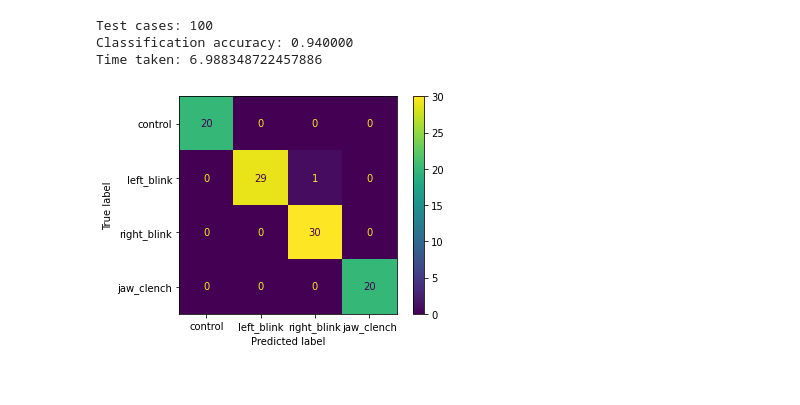
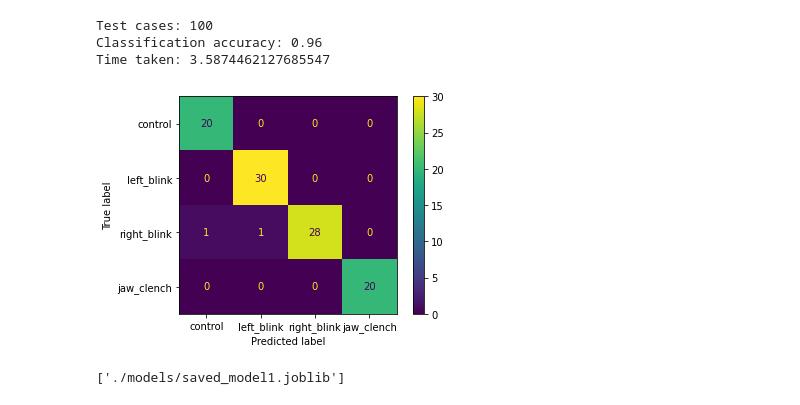
Before and after one commit to 1liale/NatHacks_Race_Simulator, a Jupyter notebook: src/ClassificationModel.ipynb, the cells around one changed output. Drawn from its saved outputs; the diff is of its cells as text; code cells hidden in the pictures.

```diff
--- a/src/ClassificationModel.ipynb
+++ b/src/ClassificationModel.ipynb
@@ -1,20 +1,10 @@
 # %%
-import numpy as np
-import pandas as pd
-
-from matplotlib import pyplot as plt
-
-from sklearn import preprocessing
-from sklearn.pipeline import make_pipeline
-from sklearn.model_selection import KFold
-from sklearn.metrics import plot_confusion_matrix
-
-from pyriemann.estimation import XdawnCovariances
-from pyriemann.tangentspace import TangentSpace
-
 from sklearn.svm import SVC
 from sklearn.ensemble import RandomForestClassifier
 from sklearn.neural_network import MLPClassifier
+
+from joblib import Parallel, delayed, dump, load
+from time import time
 
 folder = "../Collected_Data/FormattedEEG/"
 types = ["control", "left_blink", "right_blink", "jaw_clench"]
@@ -26,57 +16,66 @@ def read_csvs(folder, types, paths):
     output_y = []
 
     for path in paths:
         i = 1
         while True:
             try:
                 cur_path = folder + types[int(path[1])] + "/" + path[0] + "_" + str(i) + "_" + "formatted.csv"
                 # print(cur_path)
                 input_data = pd.read_csv(cur_path, header = 0, usecols=[1, 2, 3, 4])
                 X = input_data.to_numpy()[250:1000]
                 X = X.T
                 y = path[1]
                 output_x.append(X)
                 output_y.append(float(y))
                 i += 1
             except:
                 break;
 
     output_x = np.array(output_x)
     output_y = np.array(output_y)
     return output_x, output_y
 
+def train_model(X, y, n_splits, model):
+    cv = KFold(n_splits, shuffle=True)
+    clf = make_pipeline(XdawnCovariances(estimator="oas"), TangentSpace(metric = "riemann"), model)
+    pred = np.zeros(len(y))
+
+    def train_single_set(train_idx, test_idx):
+        y_train, y_test = y[train_idx], y[test_idx]
+        clf.fit(X[train_idx], y_train)
+        y_predict = clf.predict(X[test_idx])
+        return dict(test_idx = test_idx, y_predict = y_predict)
+
+    out = Parallel(n_jobs = -1)(delayed(train_single_set)(train_idx, test_idx) for train_idx, test_idx in cv.split(X))
+    for d in out:
+        pred[d["test_idx"]] = d["y_predict"]
+
+    clf = clf.fit(X, y)
+
+    return clf, pred
+
+
 X, y = read_csvs(folder, types, paths)
 
-
-cv = KFold(n_splits=10, shuffle=True)
-
-# with svc
-#clf = make_pipeline(XdawnCovariances(estimator='oas'), TangentSpace(metric = "riemann"), SVC(C = 1.0, kernel = "rbf", gamma = "auto"))
-
-# with random forest
-clf = make_pipeline(XdawnCovariances(estimator='oas'), TangentSpace(metric = "riemann"), RandomForestClassifier())
-
-# with Neural Network
-#clf = make_pipeline(XdawnCovariances(estimator='oas'), TangentSpace(metric = "riemann"), MLPClassifier())
-
-pred = np.zeros(len(y))
-
-for train_idx, test_idx in cv.split(X):
-    y_train, y_test = y[train_idx], y[test_idx]
-    clf.fit(X[train_idx], y_train)
-    pred[test_idx] = clf.predict(X[test_idx])
+dur = time()
+clf, pred = train_model(X, y, 8, SVC())
+dur = time() - dur
 
 acc = np.mean(pred == y)
-print("Test cases: " + str(len(y)))
-print("Classification accuracy: %f " % (acc))
-print("Time taken: " + str(end - start))
+
+print(f"Test cases: {len(y)}")
+print(f"Classification accuracy: {acc}")
+print(f"Time taken: {dur}" )
 plot_confusion_matrix(clf, X, y, display_labels=types)
 plt.show()
+
+dump(clf, './models/saved_model1.joblib')
 # %% [output]
 Test cases: 100
-Classification accuracy: 0.940000
-Time taken: 6.988348722457886
+Classification accuracy: 0.96
+Time taken: 3.5874462127685547
-[figure, old version]
+[figure, new version]
+['./models/saved_model1.joblib']
 # %%
 from time import time
 
```
Also changed, not shown: parts of 2 cells of this notebook, 4 other files.
